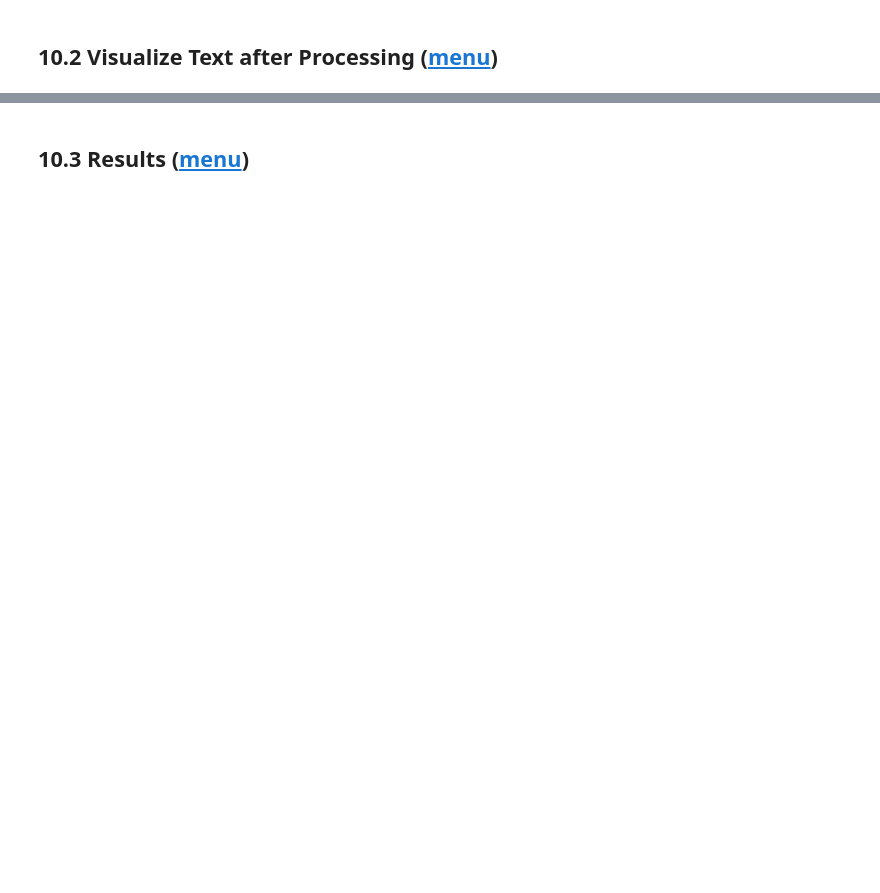
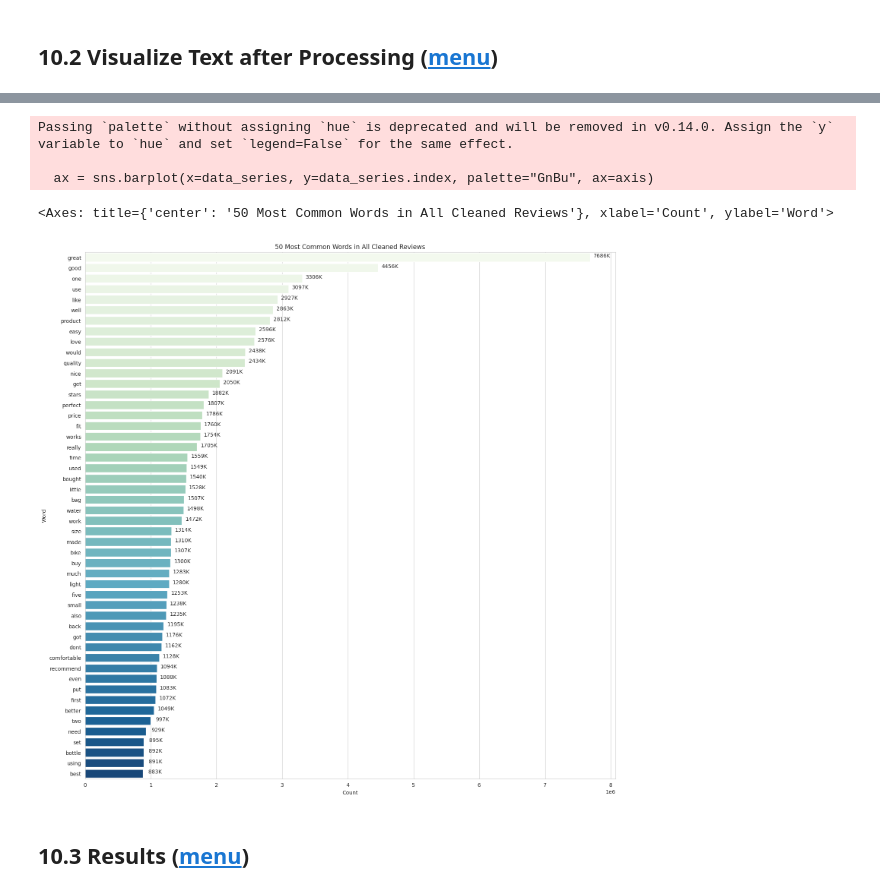
Before and after one commit to learninq/Master-Thesis-Sentiment-Analysis, a Jupyter notebook: 01.sentiment_analysis_dev.ipynb, the cells around one changed output, grey strips where cells are left out. Drawn from its saved outputs; the diff is of its cells as text; code cells hidden in the pictures; blank space fills up the shorter version.

```diff
--- a/01.sentiment_analysis_dev.ipynb
+++ b/01.sentiment_analysis_dev.ipynb
@@ -1546,11 +1643,5 @@ Wall time: 26min 32s
 # %%
+# Execute best case for all dataset
 %%time
-
-df["review_cleaned"] = ""
-SentimentTaskManager().execute(
-    data_frame= df,
-    subset_size=1_000_000,
-    processor_count=10,
-    task_handler=CleanReviewCommandHandler()
-)
+cleaned_task_best_case_log = MultiCaseManager.execute([{ "top_n": len(df.index), "subset_size": 1_000_000, "processor_count": 10 }], execute_cleaned_task)
 # %% [output]
@@ -1694,0 +1866,4 @@ df.head()
+# %%
+# Calculate frequency of each word
+%%time
+freq_dist = FreqDist(" ".join(df["review_cleaned"]).split(" "))
@@ -1694,0 +1873,4 @@ df.head()
+# %%
+# Find top 50 most common words
+%%time
+df_fifty_common_words = pd.DataFrame(freq_dist.most_common(50), columns=["word", "count"]).set_index("word")["count"]
@@ -1695,3 +1880,24 @@ df.head()
+# %%
+# Visuaize top 50 common words
+plt.figure(figsize=(18, 18))
+sns.set_style("whitegrid")
+
+categorical_barplot_value_counts(
+    data_series=df_fifty_common_words,
+    title="50 Most Common Words in All Cleaned Reviews",
+    xlabel="Count",
+    ylabel="Word",
+    is_horizontal=True,
+    use_k_style=True,
+    metric_type="count",
+    display_metric_margin=180_000
+)
+# %% [output]
+Passing `palette` without assigning `hue` is deprecated and will be removed in v0.14.0. Assign the `y` variable to `hue` and set `legend=False` for the same effect.
+
+  ax = sns.barplot(x=data_series, y=data_series.index, palette="GnBu", ax=axis)
+<Axes: title={'center': '50 Most Common Words in All Cleaned Reviews'}, xlabel='Count', ylabel='Word'>
+[figure, added]
 # %% [markdown]
 ## 10.3 Results ([menu](#menu)) <a id='m-10-3'></a>
 # %%
```
Also changed, not shown: parts of 103 cells of this notebook.
